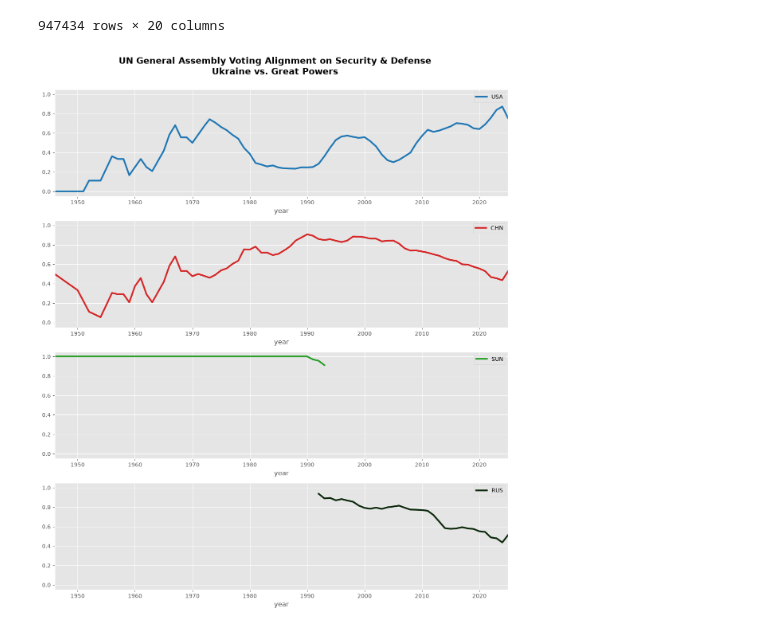
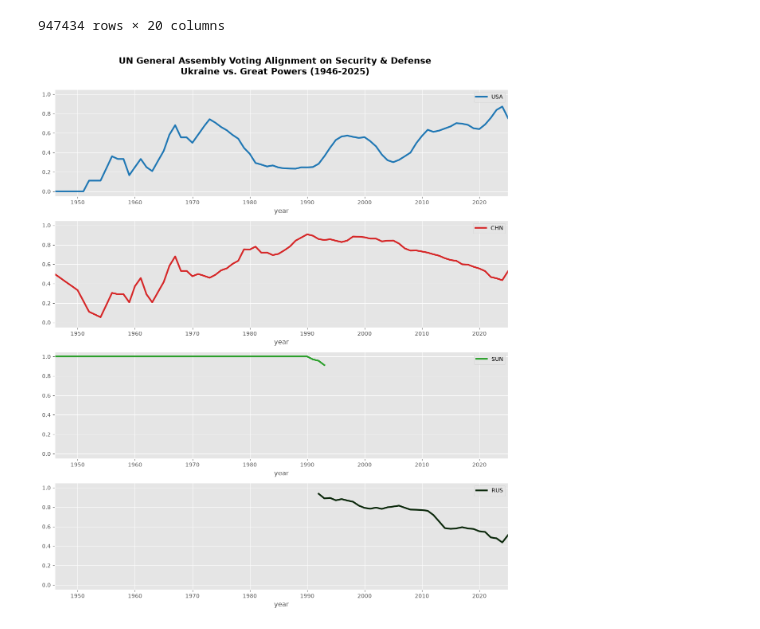
Before and after one commit to chelspirit24/UN-GA-Voting-Alignment, a Jupyter notebook: un_interactive.ipynb, the cells around one changed output. Saved outputs shown, nothing was run; the diff lists cells and outputs as text; code cells hidden in the pictures.

Commit message:
UN Interactive Plot

```diff
--- a/un_interactive.ipynb
+++ b/un_interactive.ipynb
@@ -75,21 +77,22 @@ alignment_df = calculate_alignment(vote_pivot, target, powers)
 annual_alignment = alignment_df.groupby('year')[[f'Align_{gp}' for gp in powers]].mean()
 # %%
 plt.style.use("ggplot")
+colors = {'USA': '#1f77b4', 'CHN': '#d62728', 'SUN': '#2ca02c','RUS': '#0b280b'}
 
 annual_alignment.rename(columns=lambda c: c.split('_')[1]).rolling(3, min_periods=1).mean().plot(
     subplots=True,
     layout=(4, 1),
     figsize=(12, 14),
     sharex=False,
     sharey=False,
     ylim=(-0.05, 1.05),
     xlim=(annual_alignment.index.min(), annual_alignment.index.max()),
     color=colors,
     linewidth=3
 )
 
-plt.suptitle(f"UN General Assembly Voting Alignment on Security & Defense\n{country} vs. Great Powers", fontsize=16, weight="bold", y=1.00)
+plt.suptitle(f"UN General Assembly Voting Alignment on Security & Defense\n{country} vs. Great Powers (1946-2025)", fontsize=16, weight="bold", y=1.00)
 plt.tight_layout()
 plt.show()
 # %% [output]
-[figure, old version]
+[figure, new version]
```
Also changed, not shown: parts of 2 cells of this notebook.
